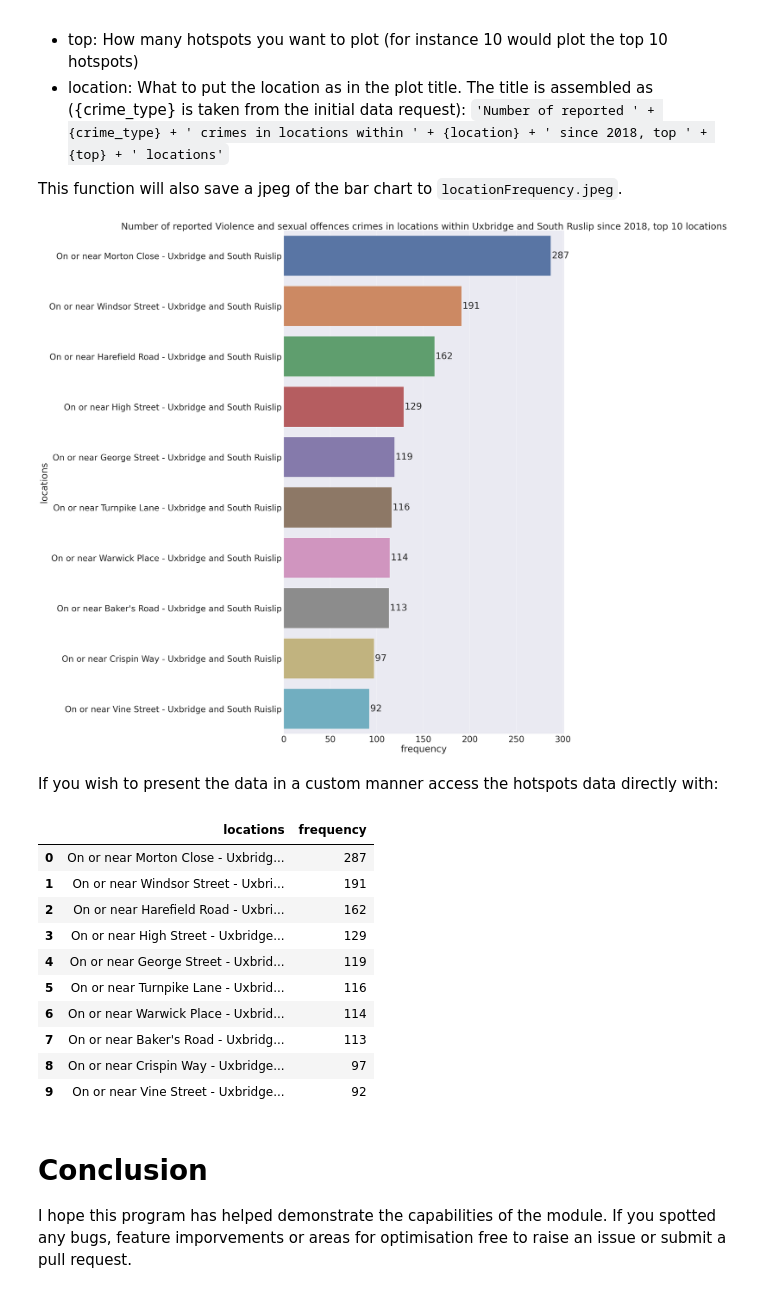
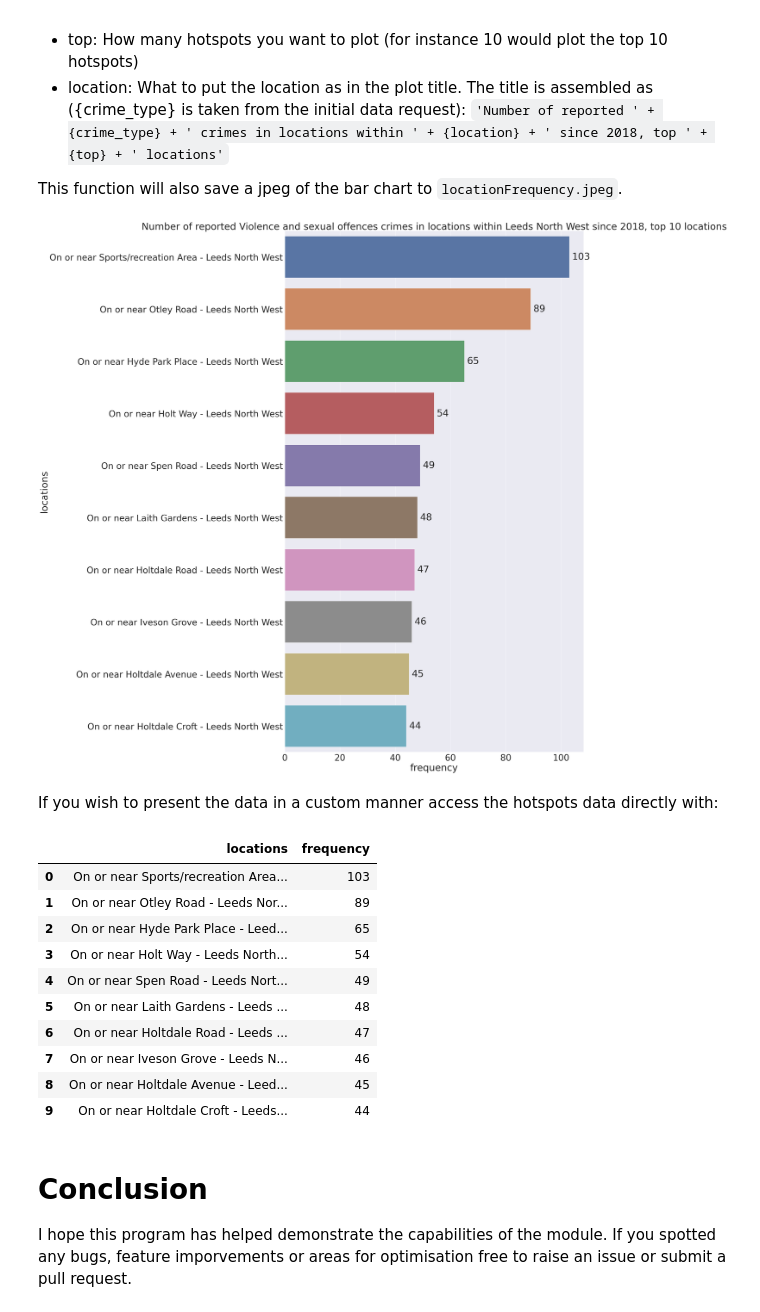
Before and after one commit to Reclaim-The-Night-Leeds/crime-hotspots-uk, a Jupyter notebook: demo.ipynb, the cells around one changed output. Saved outputs shown, nothing was run; the diff lists cells and outputs as text; code cells hidden in the pictures.

```diff
--- a/demo.ipynb
+++ b/demo.ipynb
@@ -24,7 +50,7 @@ The main class of the module is Reclaim() and it's init function takes two optio
 * update: A boolean value (True/False) that tells the module whether to update its constituincy boundaries file. This is set to False by default as the boundaries are updated rarely and a copy of the latest is included here for your convinience. This default file can be found and is doccumented here https://geoportal.statistics.gov.uk/datasets/5ce27b980ffb43c39b012c2ebeab92c0_2
 * file_name: The file name of .geojson file that represents the boundaries of UK constituincies. Note that this data must be in the same format (with the same descriptors etc) as the original file.
 # %%
-data = dataCollection.Reclaim()
+data = dataCollection.Reclaim(file_name = 'constituincies.geojson')
 # %% [markdown]
 ### Data Collection
 After loading in the constituincy boundaries you should check that the constituincy you want is included in the ones identified. Do this by accessing the constituincies member.
@@ -114,25 +140,25 @@ Finally specify how many of the hotspots you want to plot and the name of the ch
 
 This function will also save a jpeg of the bar chart to `locationFrequency.jpeg`.
 # %%
-data.hotspots_graph(top = 10, location = 'Uxbridge and South Ruslip')
+data.hotspots_graph(top = 10, location = 'Leeds North West')
 # %% [output]
-[figure, old version]
+[figure, new version]
 # %% [markdown]
 If you wish to present the data in a custom manner access the hotspots data directly with:
 # %%
 data.locations
 # %% [output]
 |  | locations | frequency |
-| 0 | On or near Morton Close - Uxbridg... | 287 |
-| 1 | On or near Windsor Street - Uxbri... | 191 |
-| 2 | On or near Harefield Road - Uxbri... | 162 |
-| 3 | On or near High Street - Uxbridge... | 129 |
-| 4 | On or near George Street - Uxbrid... | 119 |
-| 5 | On or near Turnpike Lane - Uxbrid... | 116 |
-| 6 | On or near Warwick Place - Uxbrid... | 114 |
-| 7 | On or near Baker's Road - Uxbridg... | 113 |
-| 8 | On or near Crispin Way - Uxbridge... | 97 |
-| 9 | On or near Vine Street - Uxbridge... | 92 |
+| 0 | On or near Sports/recreation Area... | 103 |
+| 1 | On or near Otley Road - Leeds Nor... | 89 |
+| 2 | On or near Hyde Park Place - Leed... | 65 |
+| 3 | On or near Holt Way - Leeds North... | 54 |
+| 4 | On or near Spen Road - Leeds Nort... | 49 |
+| 5 | On or near Laith Gardens - Leeds ... | 48 |
+| 6 | On or near Holtdale Road - Leeds ... | 47 |
+| 7 | On or near Iveson Grove - Leeds N... | 46 |
+| 8 | On or near Holtdale Avenue - Leed... | 45 |
+| 9 | On or near Holtdale Croft - Leeds... | 44 |
 # %% [markdown]
 # Conclusion
 
```
Also changed, not shown: parts of 6 cells of this notebook.
